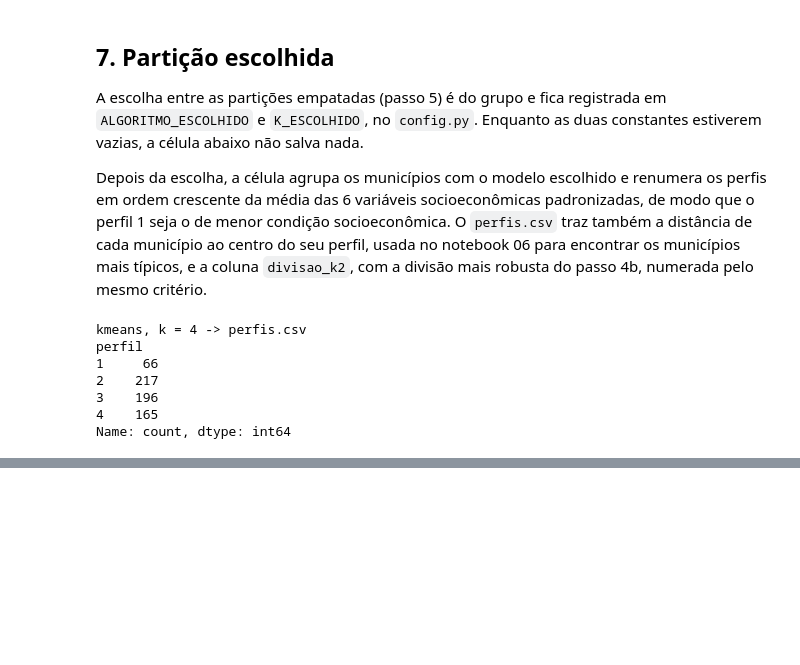
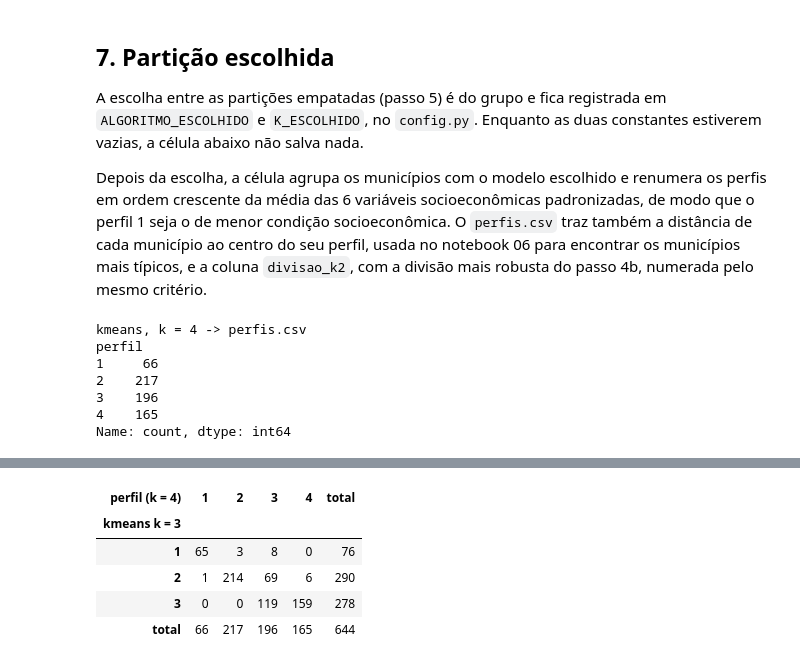
Before and after one commit to Ioneda22/database-rp2, a Jupyter notebook: notebooks/05_estabilidade_escolha.ipynb, the cells around one changed output, grey strips where cells are left out. Cells and saved outputs as stored; diff of their text form; code cells hidden in the pictures; blank space fills up the shorter version.

Commit message:
Registra a justificativa da escolha de k = 4
Co-Authored-By: Claude Opus 5.5 <noreply@anthropic.com>

```diff
--- a/notebooks/05_estabilidade_escolha.ipynb
+++ b/notebooks/05_estabilidade_escolha.ipynb
@@ -466,0 +473,14 @@ Name: count, dtype: int64
+# %%
+# Comparamos com a outra partição empatada no passo 4b para registrar o que
+# muda entre as duas; ela não é salva em nenhum arquivo.
+k3 = renumerar_por_socioeconomico(agrupar(W, "kmeans", 3), Z, colunas_socio)
+pd.crosstab(pd.Series(k3, name="kmeans k = 3"),
+            perfis["perfil"].rename("perfil (k = 4)"),
+            margins=True, margins_name="total")
+# %% [output]
+| perfil (k = 4) | 1 | 2 | 3 | 4 | total |
+| kmeans k = 3 |  |  |  |  |  |
+| 1 | 65 | 3 | 8 | 0 | 76 |
+| 2 | 1 | 214 | 69 | 6 | 290 |
+| 3 | 0 | 0 | 119 | 159 | 278 |
+| total | 66 | 217 | 196 | 165 | 644 |
```
Also changed, not shown: parts of 2 cells of this notebook.
